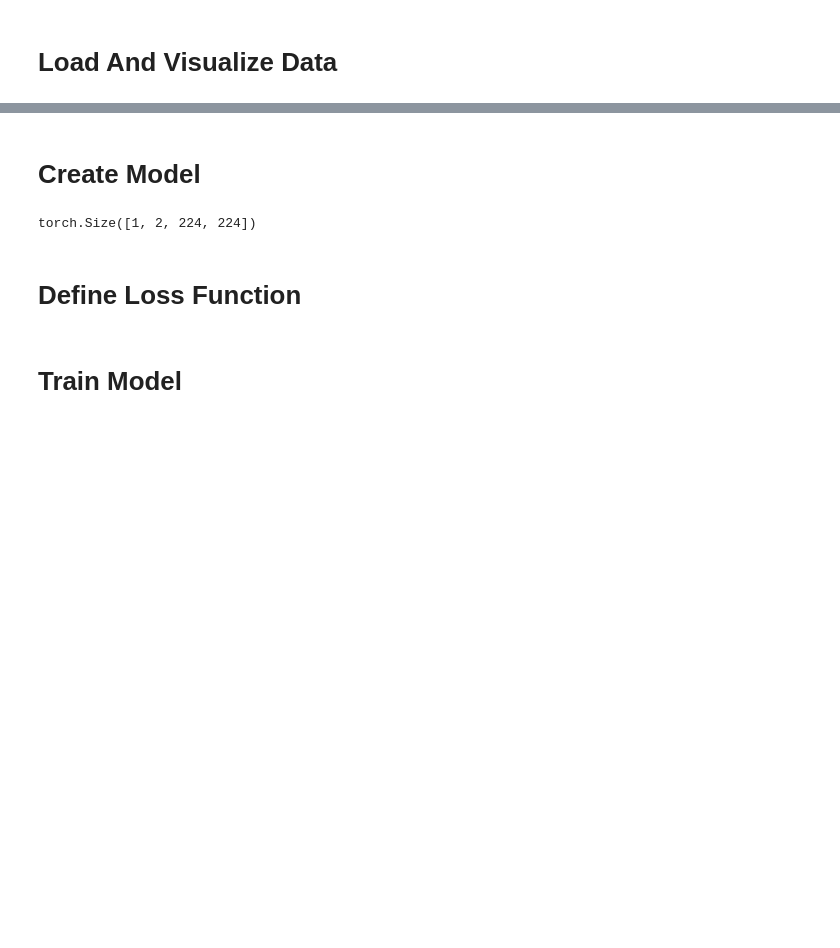
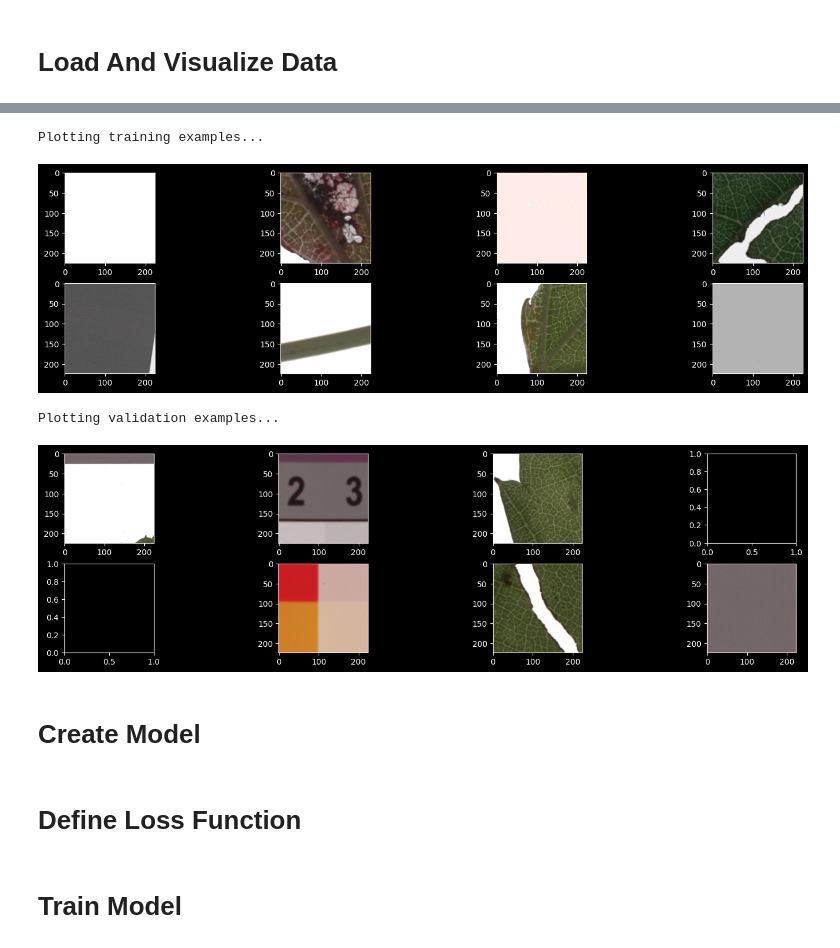
Before and after one commit to pikruse/PennycressWNet, a Jupyter notebook: notebooks/WNetTrain.ipynb, the cells around one changed output, grey strips where cells are left out. Saved outputs shown, nothing was run; the diff lists cells and outputs as text; code cells hidden in the pictures; blank space fills up the shorter version.

```diff
--- a/notebooks/WNetTrain.ipynb
+++ b/notebooks/WNetTrain.ipynb
@@ -44,3 +72,60 @@ device = torch.device(GetLowestGPU(verbose=2))
+# %%
+reload(TG)
+# instantiate tile generator
+train_generator = TG.TileGenerator(images = images,
+                                   tile_size = 224,
+                                   split = 'train',
+                                   n_pad = 32
+                                   )
+
+val_generator = TG.TileGenerator(images = images,
+                                 tile_size = 224,
+                                 split = 'val',
+                                 n_pad = 32)
+# %%
+#plot
+#plot random samples
+figsize = 15
+np.random.seed(0)
+
+print('Plotting training examples...')
+fig = plt.figure(figsize=(figsize, figsize/2))
+N = len(train_generator)
+for i in range(8):
+    rand_idx = np.random.choice(N)
+
+    img = train_generator[rand_idx]
+    img = img.permute(1, 2, 0).numpy()
+
+    ax = fig.add_subplot(4, 4, i+1)
+    plt.imshow(img, vmin=0, vmax=1)
+
+plt.tight_layout(pad=0.5)
+plt.show()
+
+print('Plotting validation examples...')
+fig = plt.figure(figsize=(figsize, figsize/2))
+N = len(val_generator)
+for i in range(8):
+    rand_idx = np.random.choice(N)
+
+    img = val_generator[rand_idx]
+    img = img.permute(1, 2, 0).numpy()
+
+    ax = fig.add_subplot(4, 4, i+1)
+
+    try:
+        plt.imshow(img, vmin=0, vmax=1)
+    except ValueError:  #raised if `y` is empty.
+        pass
+
+plt.tight_layout(pad=0.5)
+plt.show()
+# %% [output]
+Plotting training examples...
+[figure, added]
+Plotting validation examples...
+[figure, added]
 # %% [markdown]
 # Create Model
 # %%
@@ -53,10 +138,6 @@ wnet = BuildWNet.WNet().to(device)
 patch = torch.rand((1,3,224,224)).to(device)
 
 out = wnet(patch)
-out[1].size()
-out[0].size()``
-# %% [output]
-torch.Size([1, 2, 224, 224])
 # %% [markdown]
 # Define Loss Function
 # %% [markdown]
```
Also changed, not shown: parts of 3 cells of this notebook, 4 other files.
